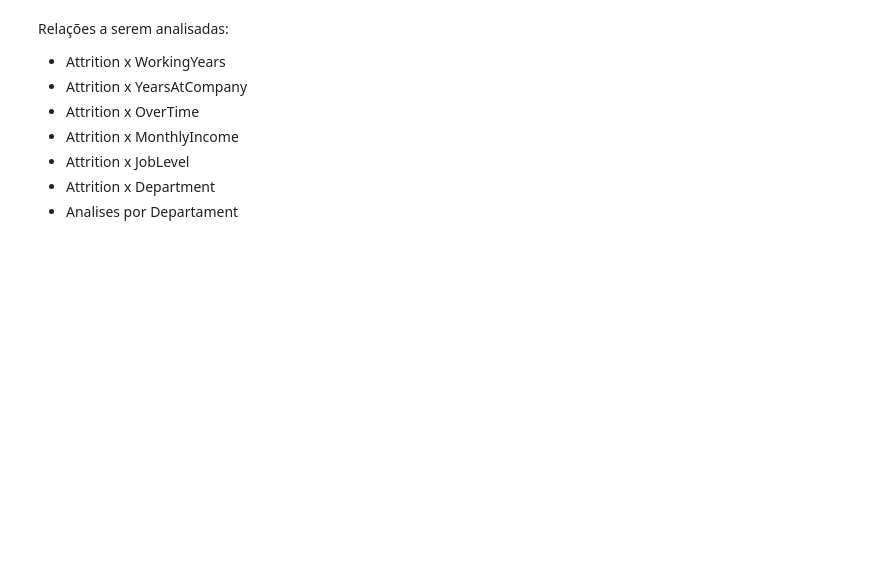
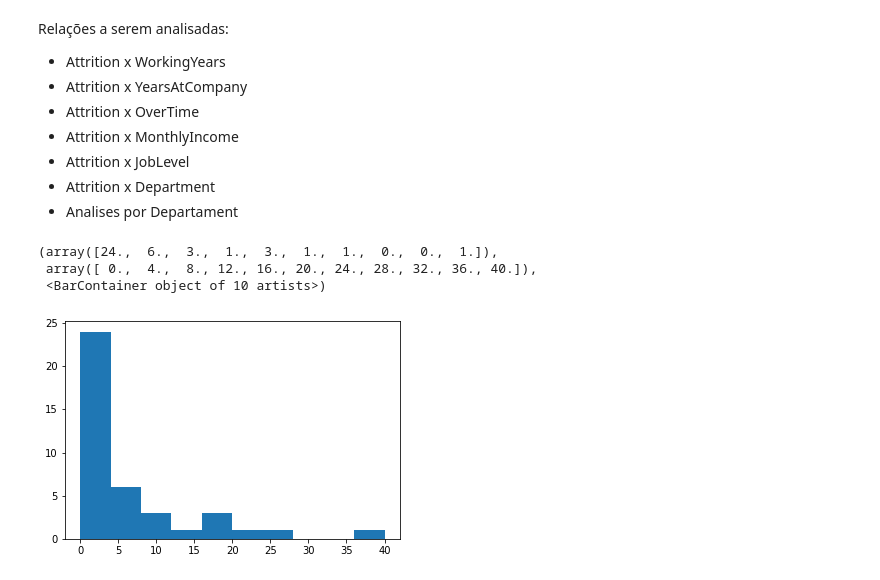
Before and after one commit to gasp37/employee-attrition-and-performance, a Jupyter notebook: notebook-1.ipynb, the cells around one changed output. Cells and saved outputs as stored; diff of their text form; code cells hidden in the pictures; blank space fills up the shorter version.

Commit message:
primeiro histograma

```diff
--- a/notebook-1.ipynb
+++ b/notebook-1.ipynb
@@ -162,2 +166,11 @@ Relações a serem analisadas:
+# %%
+df_attrition_workingyears = df_no_constants[['TotalWorkingYears', 'Attrition']].groupby('TotalWorkingYears').sum().reset_index()
+# %%
+plt.hist(df_attrition_workingyears['Attrition'], )
+# %% [output]
+(array([24.,  6.,  3.,  1.,  3.,  1.,  1.,  0.,  0.,  1.]),
+ array([ 0.,  4.,  8., 12., 16., 20., 24., 28., 32., 36., 40.]),
+ <BarContainer object of 10 artists>)
+[figure, added]
 # %%
 corr['Attrition'].sort_values()
```
Also changed, not shown: parts of 4 cells of this notebook.
